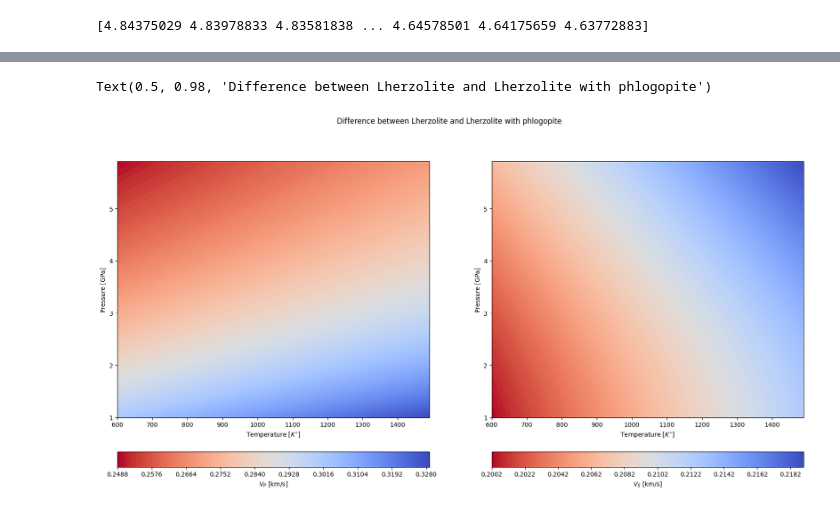
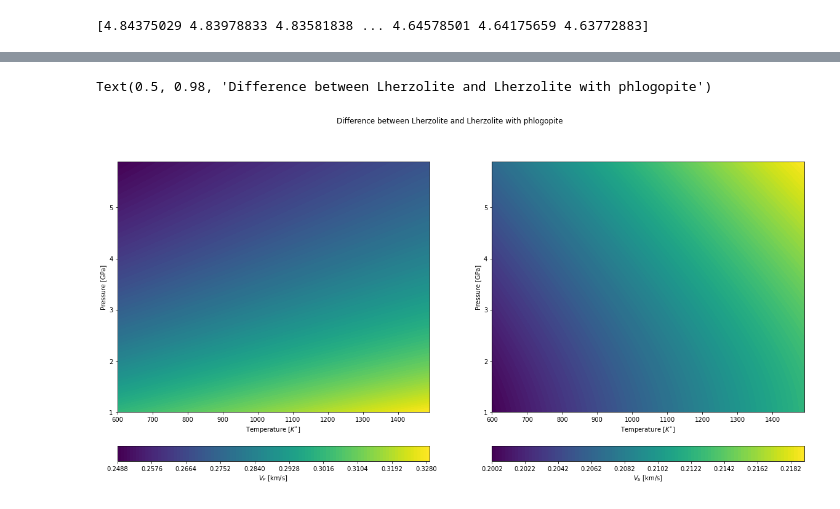
Before and after one commit to sinanozaydin/pide, a Jupyter notebook: examples/notebooks/3_Seismic_Velocity_Calculation.ipynb, the cells around one changed output, grey strips where cells are left out. Cells and saved outputs as stored; diff of their text form; code cells hidden in the pictures.

```diff
--- a/examples/notebooks/3_Seismic_Velocity_Calculation.ipynb
+++ b/examples/notebooks/3_Seismic_Velocity_Calculation.ipynb
@@ -105,21 +105,21 @@ Text(0.5, 0.98, 'Lherzolite with 8% Phlogopite - Composition')
 # %%
 fig = plt.figure(figsize = (20,10))
 ax = plt.subplot(121)
-cax = ax.tricontourf(T_array,P_array, v_p_lherz - v_p_phlg_lherz, cmap = 'coolwarm_r',levels = 100)
+cax = ax.tricontourf(T_array,P_array, v_p_lherz - v_p_phlg_lherz, cmap = 'viridis',levels = 100)
 cax.set_clim(np.amin(v_p_lherz - v_p_phlg_lherz),np.amax(v_p_lherz - v_p_phlg_lherz))
 ax.set_xlabel(r'Temperature [$K^{\circ}$]')
 ax.set_ylabel(r'Pressure [GPa]')
 cax_cb = fig.colorbar(cax, orientation="horizontal", pad=0.1,
 			 ax = ax, label = r'$V_P$ [km/s]')
 
 ax = plt.subplot(122)
-cax = ax.tricontourf(T_array,P_array, v_s_lherz - v_s_phlg_lherz, cmap = 'coolwarm_r',levels = 100)
+cax = ax.tricontourf(T_array,P_array, v_s_lherz - v_s_phlg_lherz, cmap = 'viridis',levels = 100)
 cax.set_clim(np.amin(v_s_lherz - v_s_phlg_lherz),np.amax(v_s_lherz - v_s_phlg_lherz))
 ax.set_xlabel(r'Temperature [$K^{\circ}$]')
 ax.set_ylabel(r'Pressure [GPa]')
 cax_cb = fig.colorbar(cax, orientation="horizontal", pad=0.1,
 			ax = ax, label = r'$V_S$ [km/s]')
 fig.suptitle('Difference between Lherzolite and Lherzolite with phlogopite')
 # %% [output]
 Text(0.5, 0.98, 'Difference between Lherzolite and Lherzolite with phlogopite')
-[figure, old version]
+[figure, new version]
```
Also changed, not shown: 1 other file.
